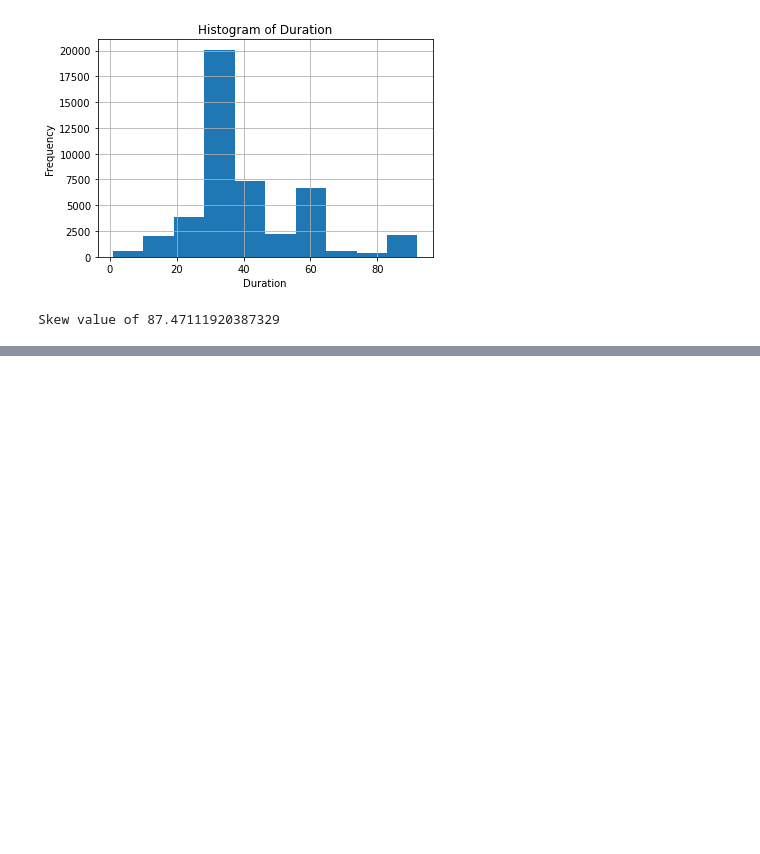
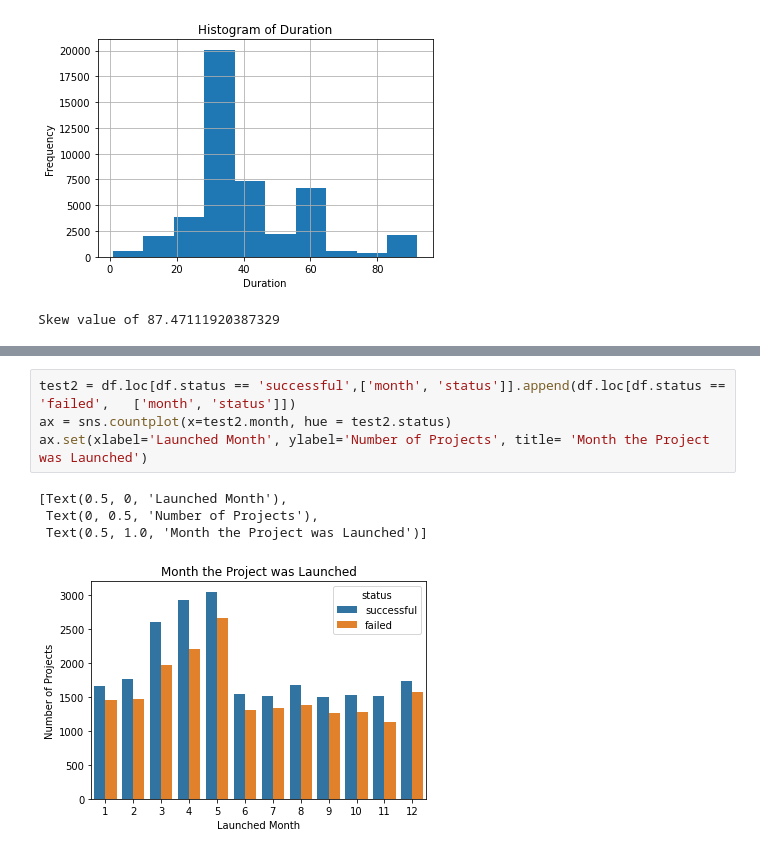
Before and after one commit to NicsLvl/GADSI, a Jupyter notebook: workings.ipynb, the cells around one changed output, grey strips where cells are left out. Saved outputs shown, nothing was run; the diff lists cells and outputs as text; blank space fills up the shorter version.

```diff
--- a/workings.ipynb
+++ b/workings.ipynb
@@ -97,0 +144,9 @@ df_fail.describe()
+# %%
+test2 = df.loc[df.status == 'successful',['month', 'status']].append(df.loc[df.status == 'failed',   ['month', 'status']])
+ax = sns.countplot(x=test2.month, hue = test2.status)
+ax.set(xlabel='Launched Month', ylabel='Number of Projects', title= 'Month the Project was Launched')
+# %% [output]
+[Text(0.5, 0, 'Launched Month'),
+ Text(0, 0.5, 'Number of Projects'),
+ Text(0.5, 1.0, 'Month the Project was Launched')]
+[figure, added]
```
Also changed, not shown: parts of 12 cells of this notebook, 4 other files.
